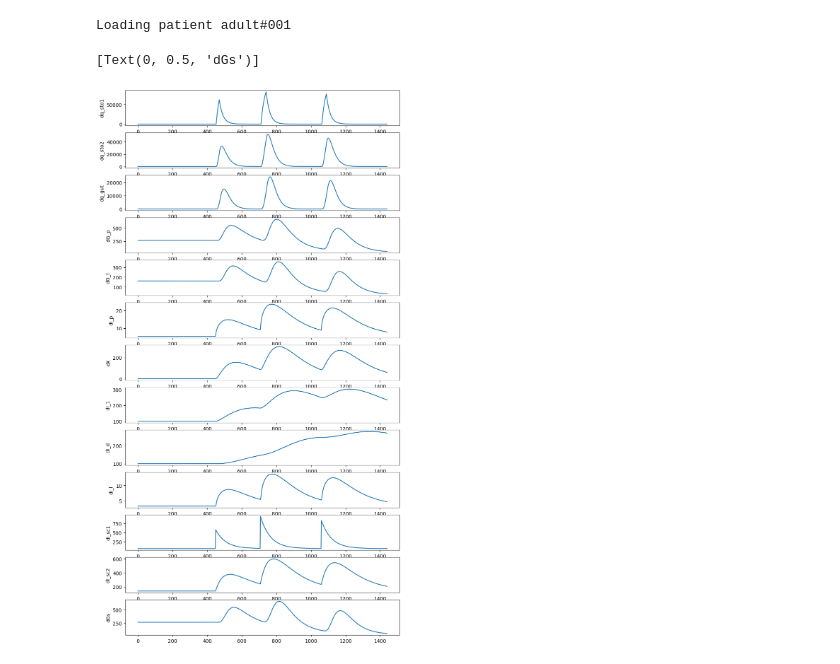
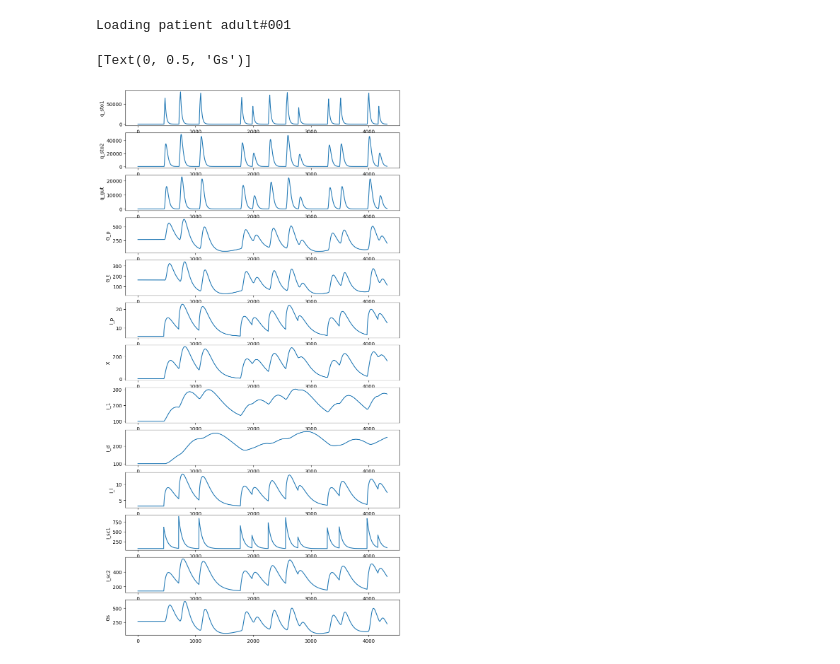
Before and after one commit to KeAWang/differentiable_t1d, a Jupyter notebook: simulate.ipynb, the cells around one changed output. Drawn from its saved outputs; the diff is of its cells as text; code cells hidden in the pictures.

```diff
--- a/simulate.ipynb
+++ b/simulate.ipynb
@@ -128,7 +26,7 @@ def make_controller_params(meals, doses, bw, dt, eating_rate=5.0):
     amplitude = amplitude * 1000.0
     meal_events = np.stack([meal_times, amplitude], axis=1)
 
-    insulin_widths = dt * 2 # mins; assume injection time is constant
+    insulin_widths = dt # mins; assume injection time is constant
     insulin_times = doses[:, 0]  # time in minutes
     # convert U to pmols/kg
     amplitude = doses[:, 1] * 6000 / bw
@@ -146,7 +44,7 @@ def make_controller_params(meals, doses, bw, dt, eating_rate=5.0):
     return meal_controller, insulin_controller
 # %%
 t0 = 0.
-num_days = 1
+num_days = 3
 t1 = 60. * 24 * num_days # 24 hours in minutes
 dt = 1.0   # IMPORANT: this can't be too large or else the integration will diverge (ex when t=5.)
 T = int((t1 - t0) / dt) + 1
@@ -163,7 +61,6 @@ meals, doses = generate_meals_and_insulin_events(icr=icr, bw=params.BW.item(), n
 
 u_m, u_i = make_controller_params(meals, doses, bw=params.BW, dt=dt)
 for i in range(T - 1):
-    #print("stepping", i)
     t = t0 + dt * i
     t = torch.tensor([t])
     carbs = u_m(t)[0]
@@ -187,41 +82,37 @@ dq_sto1, dq_sto2, dq_gut, dG_p, dG_t, dI_p, dX, dI_1, dI_d, dI_l, dI_sc1, dI_sc2
+# %%
+q_sto1, q_sto2, q_gut, G_p, G_t, I_p, X, I_1, I_d, I_l, I_sc1, I_sc2, Gs = states.T
 # %%
 import matplotlib.pyplot as plt
 fig, ax = plt.subplots(13, 1, figsize=(10, 20))
-ax[0].plot(dq_sto1)
-ax[0].set(ylabel="dq_sto1")
-ax[1].plot(dq_sto2)
-ax[1].set(ylabel="dq_sto2")
-ax[2].plot(dq_gut)
-ax[2].set(ylabel="dq_gut")
-ax[3].plot(dG_p)
-ax[3].set(ylabel="dG_p")
-ax[4].plot(dG_t)
-ax[4].set(ylabel="dG_t")
-ax[5].plot(dI_p)
-ax[5].set(ylabel="dI_p")
-ax[6].plot(dX)
-ax[6].set(ylabel="dX")
-ax[7].plot(dI_1)
-ax[7].set(ylabel="dI_1")
-ax[8].plot(dI_d)
-ax[8].set(ylabel="dI_d")
-ax[9].plot(dI_l)
-ax[9].set(ylabel="dI_l")
-ax[10].plot(dI_sc1)
-ax[10].set(ylabel="dI_sc1")
-ax[11].plot(dI_sc2)
-ax[11].set(ylabel="dI_sc2")
-ax[12].plot(dGs)
-ax[12].set(ylabel="dGs")
-#ax[13].plot(others["Ra"][:, 0])
-#ax[13].set(ylabel="Ra")
-#ax[13].plot(others["Ra_I"][:, 0])
-#ax[13].set(ylabel="Ra_I")
-#ax[13].plot(others["Uid"][:, 0])
-#ax[13].set(ylabel="Uid")
+ax[0].plot(q_sto1)
+ax[0].set(ylabel="q_sto1")
+ax[1].plot(q_sto2)
+ax[1].set(ylabel="q_sto2")
+ax[2].plot(q_gut)
+ax[2].set(ylabel="q_gut")
+ax[3].plot(G_p)
+ax[3].set(ylabel="G_p")
+ax[4].plot(G_t)
+ax[4].set(ylabel="G_t")
+ax[5].plot(I_p)
+ax[5].set(ylabel="I_p")
+ax[6].plot(X)
+ax[6].set(ylabel="X")
+ax[7].plot(I_1)
+ax[7].set(ylabel="I_1")
+ax[8].plot(I_d)
+ax[8].set(ylabel="I_d")
+ax[9].plot(I_l)
+ax[9].set(ylabel="I_l")
+ax[10].plot(I_sc1)
+ax[10].set(ylabel="I_sc1")
+ax[11].plot(I_sc2)
+ax[11].set(ylabel="I_sc2")
+ax[12].plot(Gs)
+ax[12].set(ylabel="Gs")
 # %% [output]
-[Text(0, 0.5, 'dGs')]
+[Text(0, 0.5, 'Gs')]
-[figure, old version]
+[figure, new version]
 # %%
 fig, ax = plt.subplots(1, 1, figsize=(14, 2))
 G = observe_blood_glucose(params, states)
```
Also changed, not shown: parts of 6 cells of this notebook, 2 other files.
